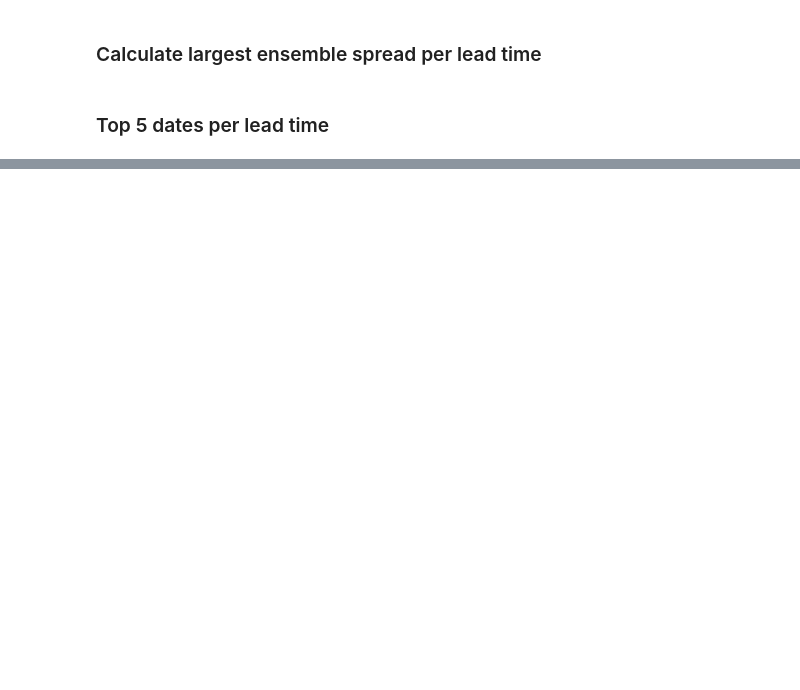
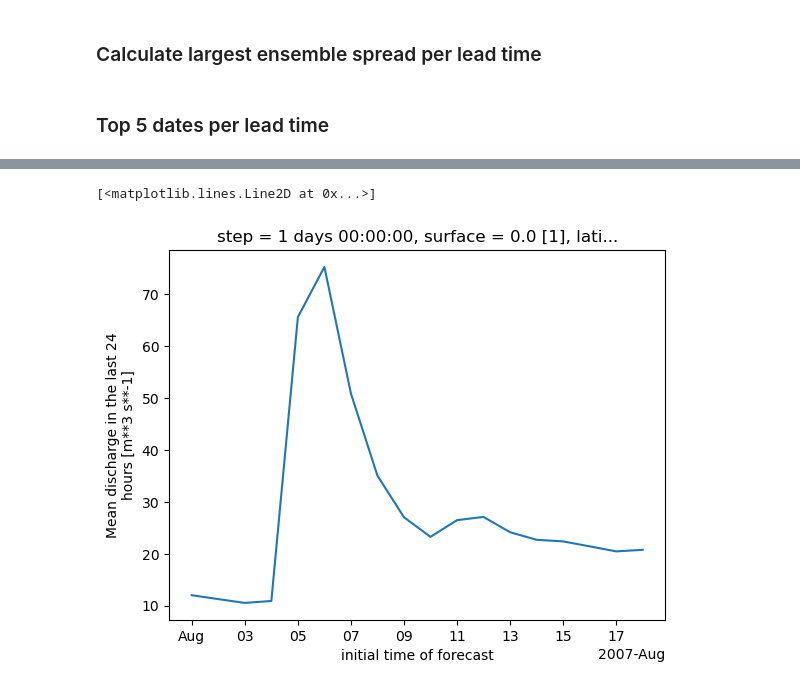
Before and after one commit to shardywx/earth2, a Jupyter notebook: process_glofas_ensemble_spread.ipynb, the cells around one changed output, grey strips where cells are left out. Drawn from its saved outputs; the diff is of its cells as text; code cells hidden in the pictures; blank space fills up the shorter version.

```diff
--- a/process_glofas_ensemble_spread.ipynb
+++ b/process_glofas_ensemble_spread.ipynb
@@ -44,0 +58,7 @@ df_sorted.head(50).to_csv(f"{file_path}/glofas_ensemble_reforecast_spread_top50.
+# %%
+ds = xr.open_dataset('/mnt/metdata/W25-2348/glofas/processed_spread/glofas_spread_2015.nc')
+da = ds['spread_maxmin']
+df = da.to_dataframe(name="spread").reset_index()
+df = df.dropna(subset=['spread'])
+df = df.sort_values('spread', ascending=False).reset_index(drop=True)
+df
@@ -57,0 +147,2 @@ for lead_time in df_all['lead_str'].unique():
+# %%
+da = ds_hist['dis24'].sel(latitude=53.375,method='nearest').sel(longitude=353.625,method='nearest')
@@ -57,0 +210,5 @@ for lead_time in df_all['lead_str'].unique():
+# %%
+da.sel(time=slice('2007-08-01','2007-08-18')).plot()
+# %% [output]
+[<matplotlib.lines.Line2D at 0x...>]
+[figure, added]
```
Also changed, not shown: parts of 28 cells of this notebook, 2 other files.
